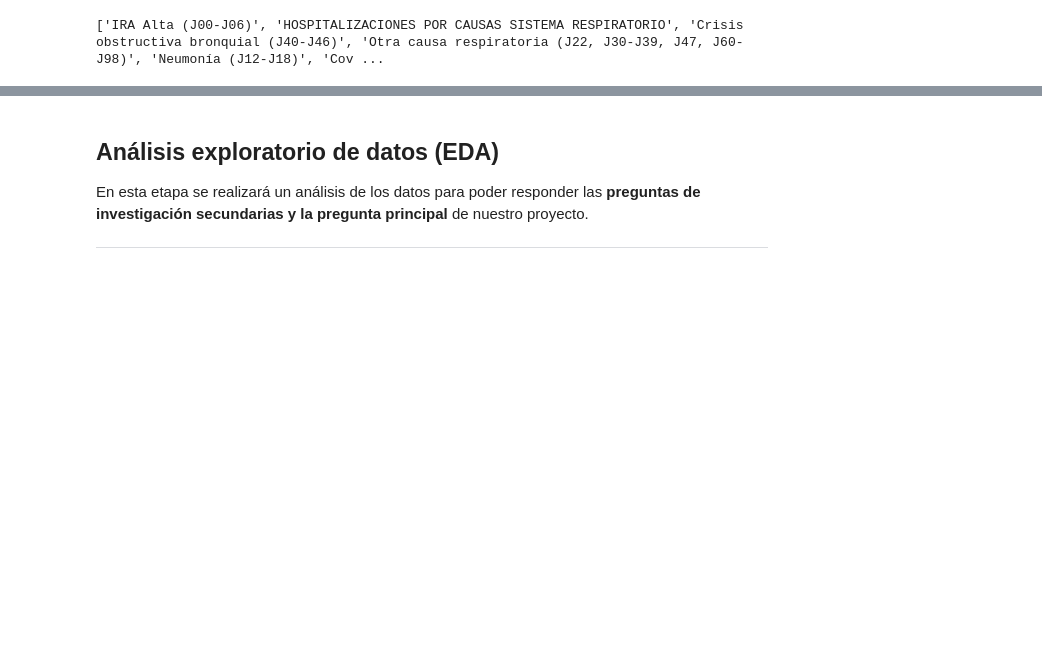
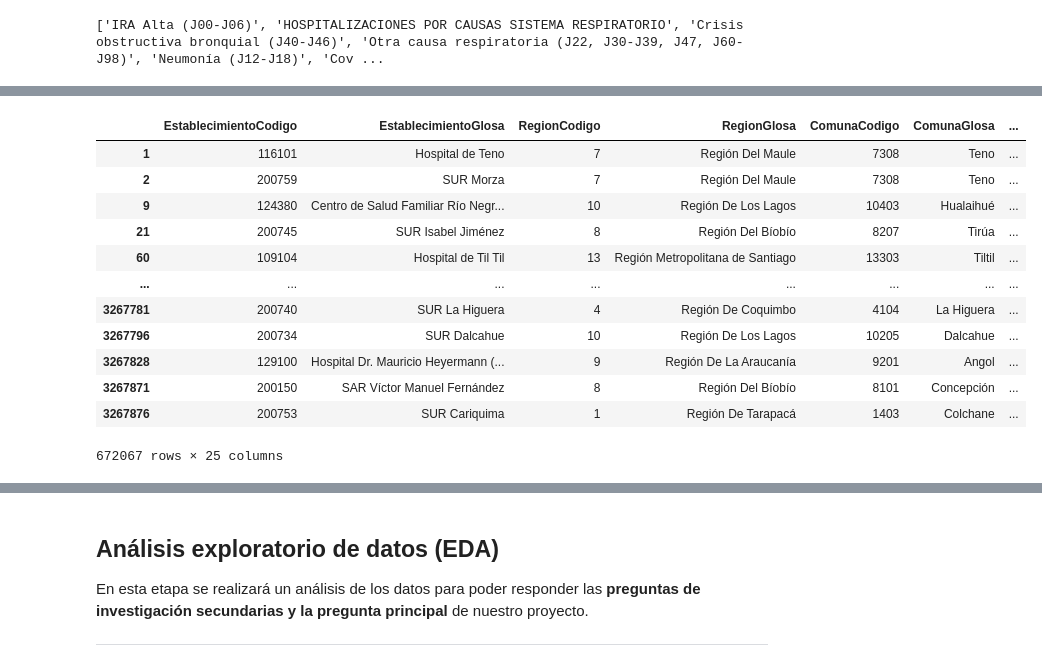
Before and after one commit to JoabVJ/project-imt2200, a Jupyter notebook: Entrega inicial/notebooks/01_EDA_enfermedades_respiratorias.ipynb, the cells around one changed output, grey strips where cells are left out. Drawn from its saved outputs; the diff is of its cells as text; code cells hidden in the pictures; blank space fills up the shorter version.

Commit message:
agregue df hospitalizaciones,contagios,relacion urgencia y complejidad

```diff
--- a/Entrega inicial/notebooks/01_EDA_enfermedades_respiratorias.ipynb
+++ b/Entrega inicial/notebooks/01_EDA_enfermedades_respiratorias.ipynb
@@ -218,0 +241,17 @@ Name: Causa, dtype: object
+# %%
+df_hospitalizaciones = pd.concat([data_causa1,data_causas7,data_causas9])
+df_hospitalizaciones
+# %% [output]
+|  | EstablecimientoCodigo | EstablecimientoGlosa | RegionCodigo | RegionGlosa | ComunaCodigo | ComunaGlosa | ... |
+| 1 | 116101 | Hospital de Teno | 7 | Región Del Maule | 7308 | Teno | ... |
+| 2 | 200759 | SUR Morza | 7 | Región Del Maule | 7308 | Teno | ... |
+| 9 | 124380 | Centro de Salud Familiar Río Negr... | 10 | Región De Los Lagos | 10403 | Hualaihué | ... |
+| 21 | 200745 | SUR Isabel Jiménez | 8 | Región Del Bíobío | 8207 | Tirúa | ... |
+| 60 | 109104 | Hospital de Til Til | 13 | Región Metropolitana de Santiago | 13303 | Tiltil | ... |
+| ... | ... | ... | ... | ... | ... | ... | ... |
+| 3267781 | 200740 | SUR La Higuera | 4 | Región De Coquimbo | 4104 | La Higuera | ... |
+| 3267796 | 200734 | SUR Dalcahue | 10 | Región De Los Lagos | 10205 | Dalcahue | ... |
+| 3267828 | 129100 | Hospital Dr. Mauricio Heyermann (... | 9 | Región De La Araucanía | 9201 | Angol | ... |
+| 3267871 | 200150 | SAR Víctor Manuel Fernández | 8 | Región Del Bíobío | 8101 | Concepción | ... |
+| 3267876 | 200753 | SUR Cariquima | 1 | Región De Tarapacá | 1403 | Colchane | ... |
+672067 rows × 25 columns
```
Also changed, not shown: parts of 9 cells of this notebook.
